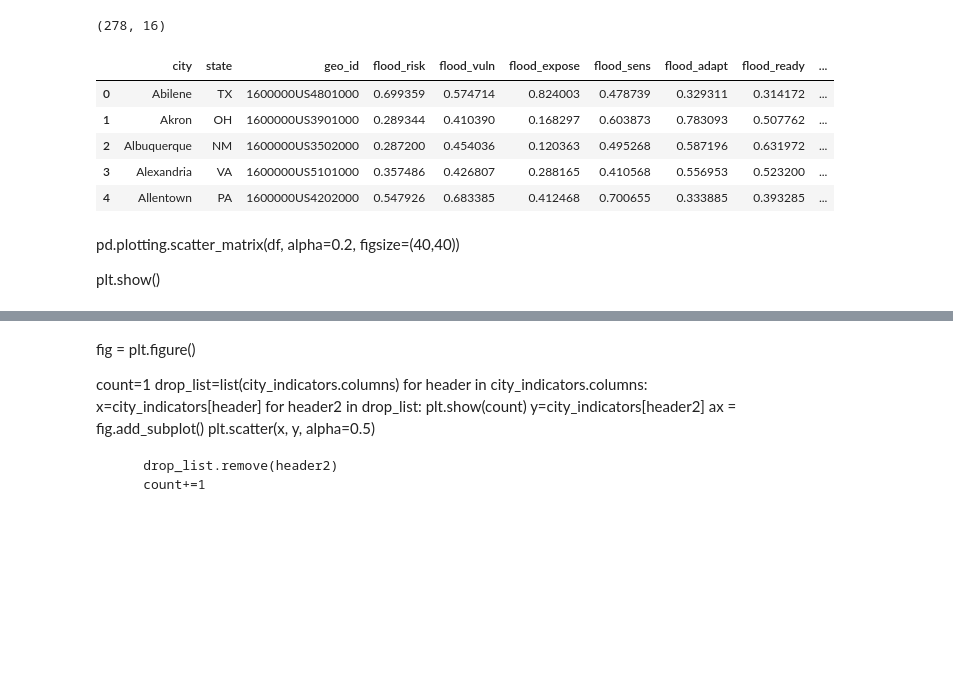
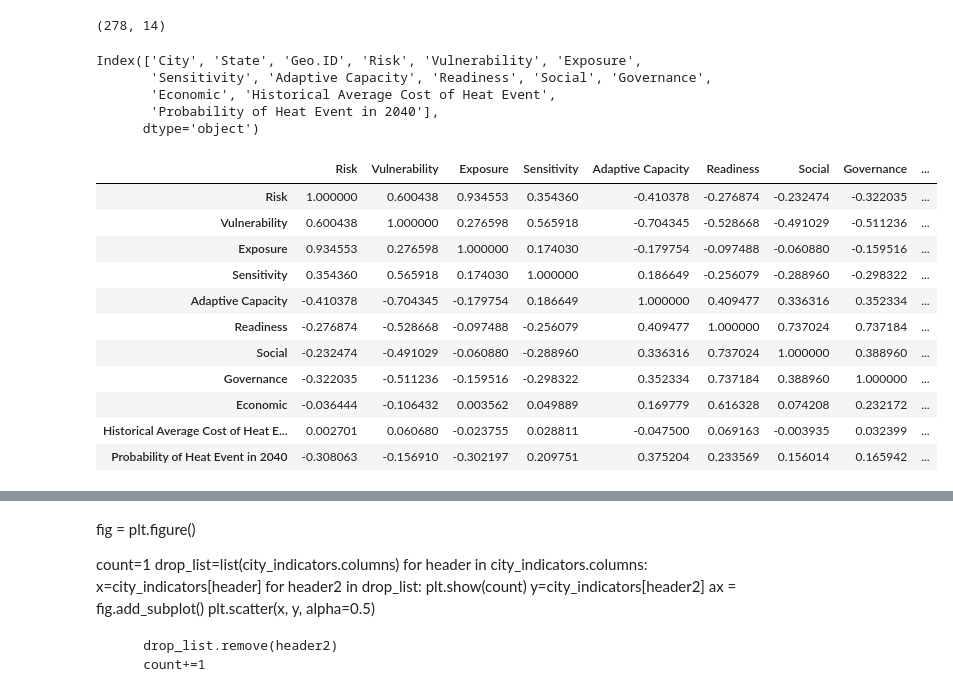
Before and after one commit to delancey314/Human-vs-the-rest-survival, a Jupyter notebook: work notebook.ipynb, the cells around one changed output, grey strips where cells are left out. Drawn from its saved outputs; the diff is of its cells as text; code cells hidden in the pictures; blank space fills up the shorter version.

```diff
--- a/work notebook.ipynb
+++ b/work notebook.ipynb
@@ -15,27 +18,26 @@ historical=pd.read_csv('data/Historical Hazards Outcome Data.csv')
 risk_recovery=pd.read_csv('data/Overall Risk & Readiness Scores.csv')
 sea_level_data=pd.read_csv('data/Sea Level Rise Data.csv')
 # %%
-df=flood_data.copy()
+df=heat_data.copy()
 df.shape
 #Counter(df['Historical Average Cost of Cold Event'])
 # %% [output]
-(278, 16)
+(278, 14)
 # %%
 
 #df.drop(columns=['Unnamed: 14'], inplace=True)
 #'cold_risk', 'cold_vuln', 'cold_expose','cold_sens', 'cold_adapt', 'cold_ready', 'cold_social', 'cold_gov','cold_econ', 'cold_hist_cost', ###'cold_p_heat2040']
-new_names=['city', 'state', 'geo_id','flood_risk', 'flood_vuln', 'flood_expose','flood_sens', 'flood_adapt', 'flood_ready', 'flood_social', 'flood_gov','flood_econ', 'flood_hist_cost','flood_future_cost','flood_prob_2040','flood_prob_2019_40']
+#new_names=['city', 'state', 'geo_id','heat_risk', 'heat_vuln', 'heat_expose','heat_sens', 'heat_adapt', 'heat_ready', 'heat_social', 'heat_gov','heat_econ', 'heat_hist_cost','heat_prob_2040']
 old_columns=df.columns
-df.columns = new_names
+#df.columns = new_names
 
 
 #indicators_dict = dict(zip(new_names, cold_data_old))
 #feature_names['cold_data']=indicators_dict
-df.head()
+df.columns
 # %% [output]
-|  | city | state | geo_id | flood_risk | flood_vuln | flood_expose | flood_sens | flood_adapt | flood_ready | ... |
-| 0 | Abilene | TX | 1600000US4801000 | 0.699359 | 0.574714 | 0.824003 | 0.478739 | 0.329311 | 0.314172 | ... |
-| 1 | Akron | OH | 1600000US3901000 | 0.289344 | 0.410390 | 0.168297 | 0.603873 | 0.783093 | 0.507762 | ... |
-| 2 | Albuquerque | NM | 1600000US3502000 | 0.287200 | 0.454036 | 0.120363 | 0.495268 | 0.587196 | 0.631972 | ... |
-| 3 | Alexandria | VA | 1600000US5101000 | 0.357486 | 0.426807 | 0.288165 | 0.410568 | 0.556953 | 0.523200 | ... |
-| 4 | Allentown | PA | 1600000US4202000 | 0.547926 | 0.683385 | 0.412468 | 0.700655 | 0.333885 | 0.393285 | ... |
+Index(['City', 'State', 'Geo.ID', 'Risk', 'Vulnerability', 'Exposure',
+       'Sensitivity', 'Adaptive Capacity', 'Readiness', 'Social', 'Governance',
+       'Economic', 'Historical Average Cost of Heat Event',
+       'Probability of Heat Event in 2040'],
+      dtype='object')
@@ -44,4 +44,15 @@ df.head()
-# %% [markdown]
-pd.plotting.scatter_matrix(df, alpha=0.2, figsize=(40,40))
-
-plt.show()
+# %%
+df.corr()
+# %% [output]
+|  | Risk | Vulnerability | Exposure | Sensitivity | Adaptive Capacity | Readiness | Social | Governance | ... |
+| Risk | 1.000000 | 0.600438 | 0.934553 | 0.354360 | -0.410378 | -0.276874 | -0.232474 | -0.322035 | ... |
+| Vulnerability | 0.600438 | 1.000000 | 0.276598 | 0.565918 | -0.704345 | -0.528668 | -0.491029 | -0.511236 | ... |
+| Exposure | 0.934553 | 0.276598 | 1.000000 | 0.174030 | -0.179754 | -0.097488 | -0.060880 | -0.159516 | ... |
+| Sensitivity | 0.354360 | 0.565918 | 0.174030 | 1.000000 | 0.186649 | -0.256079 | -0.288960 | -0.298322 | ... |
+| Adaptive Capacity | -0.410378 | -0.704345 | -0.179754 | 0.186649 | 1.000000 | 0.409477 | 0.336316 | 0.352334 | ... |
+| Readiness | -0.276874 | -0.528668 | -0.097488 | -0.256079 | 0.409477 | 1.000000 | 0.737024 | 0.737184 | ... |
+| Social | -0.232474 | -0.491029 | -0.060880 | -0.288960 | 0.336316 | 0.737024 | 1.000000 | 0.388960 | ... |
+| Governance | -0.322035 | -0.511236 | -0.159516 | -0.298322 | 0.352334 | 0.737184 | 0.388960 | 1.000000 | ... |
+| Economic | -0.036444 | -0.106432 | 0.003562 | 0.049889 | 0.169779 | 0.616328 | 0.074208 | 0.232172 | ... |
+| Historical Average Cost of Heat E... | 0.002701 | 0.060680 | -0.023755 | 0.028811 | -0.047500 | 0.069163 | -0.003935 | 0.032399 | ... |
+| Probability of Heat Event in 2040 | -0.308063 | -0.156910 | -0.302197 | 0.209751 | 0.375204 | 0.233569 | 0.156014 | 0.165942 | ... |
```
Also changed, not shown: parts of 12 cells of this notebook, 2 other files.
